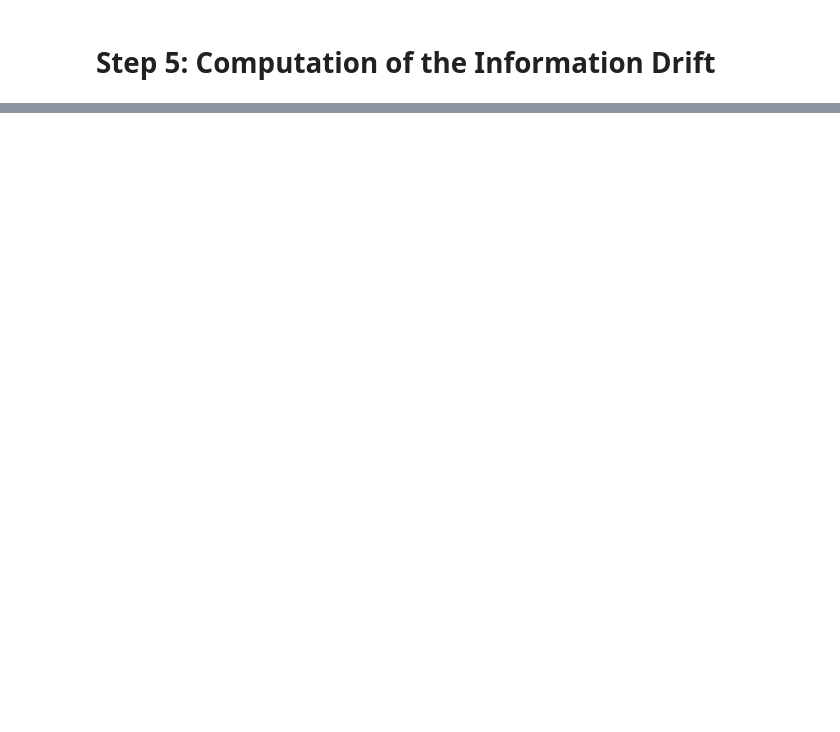
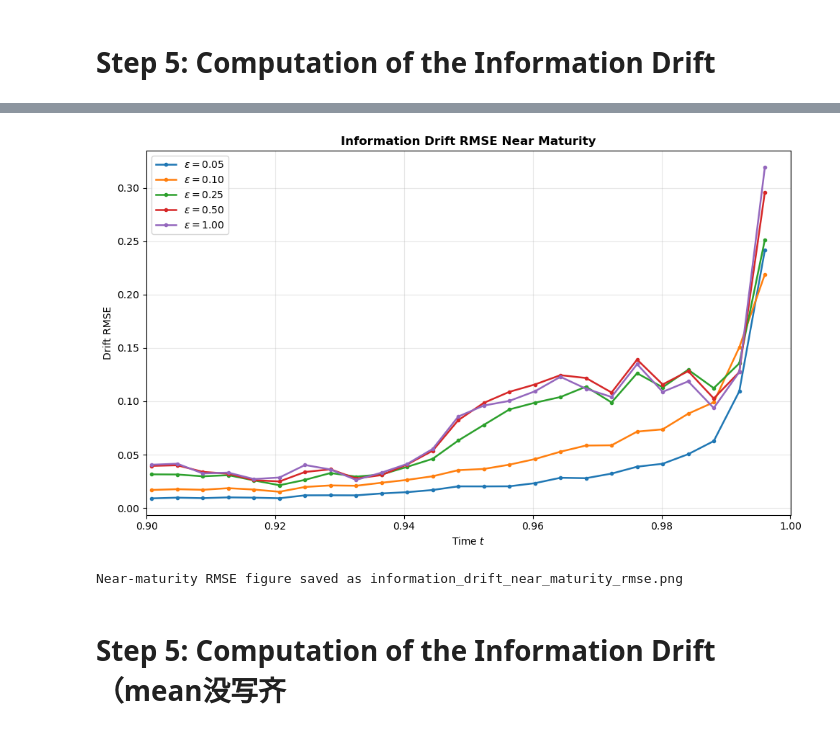
Before and after one commit to Annnnnnngela/insider-trading-noisy-information, a Jupyter notebook: main.ipynb, the cells around one changed output, grey strips where cells are left out. Saved outputs shown, nothing was run; the diff lists cells and outputs as text; code cells hidden in the pictures; blank space fills up the shorter version.

```diff
--- a/main.ipynb
+++ b/main.ipynb
@@ -1156,0 +2249,79 @@ plt.show()
+# %%
+# ==================================================
+# Plot near-maturity drift RMSE
+# ==================================================
+
+fig, ax = plt.subplots(
+    figsize=(10, 6)
+)
+
+for epsilon in noise_levels:
+
+    epsilon_near_results = (
+        near_maturity_results[
+            np.isclose(
+                near_maturity_results[
+                    "Noise level"
+                ],
+                epsilon
+            )
+        ]
+        .sort_values("Time")
+    )
+
+    ax.plot(
+        epsilon_near_results["Time"],
+        epsilon_near_results["Drift RMSE"],
+        linewidth=1.8,
+        marker="o",
+        markersize=3,
+        label=rf"$\varepsilon={epsilon:.2f}$"
+    )
+
+ax.set_title(
+    "Information Drift RMSE Near Maturity",
+    fontweight="bold"
+)
+
+ax.set_xlabel(
+    r"Time $t$"
+)
+
+ax.set_ylabel(
+    r"Drift RMSE"
+)
+
+ax.set_xlim(
+    0.9 * T,
+    T
+)
+
+ax.grid(
+    alpha=0.3
+)
+
+ax.legend()
+
+fig.tight_layout()
+
+near_maturity_rmse_filename = (
+    "information_drift_near_maturity_rmse.png"
+)
+
+fig.savefig(
+    near_maturity_rmse_filename,
+    dpi=300,
+    bbox_inches="tight"
+)
+
+plt.show()
+
+print(
+    f"\nNear-maturity RMSE figure saved as "
+    f"{near_maturity_rmse_filename}"
+)
+# %% [output]
+[figure, added]
+Near-maturity RMSE figure saved as information_drift_near_maturity_rmse.png
+# %% [markdown]
+# Step 5: Computation of the Information Drift（mean没写齐
```
Also changed, not shown: parts of 65 cells of this notebook, 15 other files.
